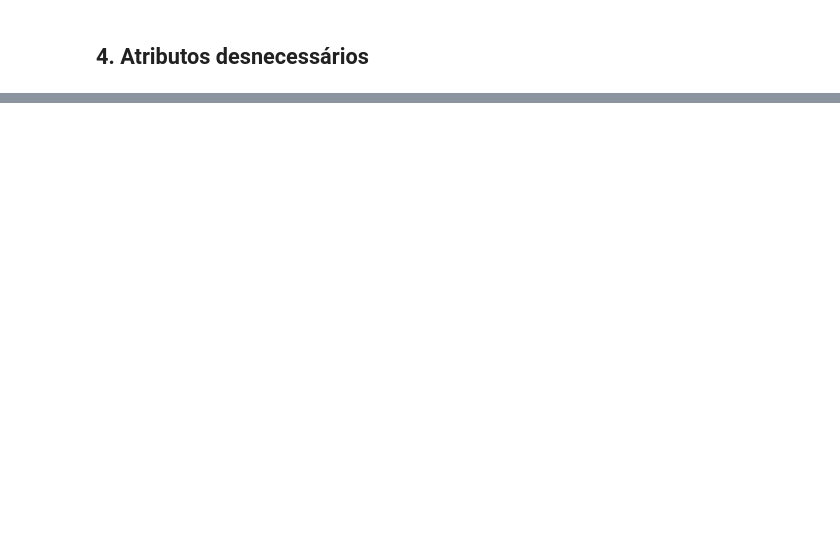
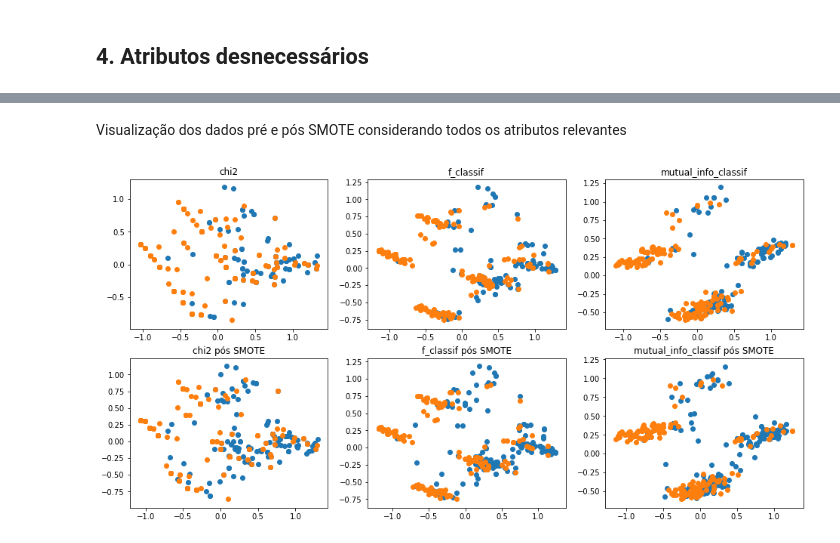
Before and after one commit to rodrigoaraujo01/PowerBI_DM_1, a Jupyter notebook: Rodrigo Araujo - Trabalho Final Data Mining.ipynb, the cells around one changed output, grey strips where cells are left out. Cells and saved outputs as stored; diff of their text form; code cells hidden in the pictures; blank space fills up the shorter version.

```diff
--- a/Rodrigo Araujo - Trabalho Final Data Mining.ipynb
+++ b/Rodrigo Araujo - Trabalho Final Data Mining.ipynb
@@ -299,0 +328,23 @@ g=sns.heatmap(df[top_corr_features].corr(),annot=True,cmap="RdYlGn")
+# %%
+# Constrói um DataFrame para comparação dos rankings dos atributos em cada
+# uma das funções e com sua posição no ranking combinado
+
+for func in all_funcs:
+    curr_df = best_feats[func]
+    classif_pos = []
+    for attr in attr_df["Columns"]:
+        classif_pos.append(curr_df[curr_df["Specs"] == attr].index[0])
+    attr_df[func + " pos"] = classif_pos
+
+attr_df = attr_df.sort_values("New ranking", ascending=False)
+# attr_df
+# %%
+# Constrói um dicionário com os rankeamentos dos atributos
+
+relevant_attrs = {
+    "combined": [attr for attr in attr_df["Columns"].iloc[:10]],
+    "chi2": [attr for attr in best_feats["chi2"]["Specs"].iloc[:10]],
+    "f_classif": [attr for attr in best_feats["f_classif"]["Specs"].iloc[:10]],
+    "mutual_info_classif": [attr for attr in best_feats["mutual_info_classif"]["Specs"].iloc[:10]]
+}
+# relevant_attrs
@@ -299,0 +429,26 @@ g=sns.heatmap(df[top_corr_features].corr(),annot=True,cmap="RdYlGn")
+# %%
+smote = SMOTE(sampling_strategy='minority')
+X_sm, y_sm = smote.fit_sample(X.values, y)
+df_sm = pd.DataFrame(X_sm)
+df_sm.columns = all_cols
+# %% [markdown]
+Visualização dos dados pré e pós SMOTE considerando todos os atributos relevantes
+# %%
+# Função para plotar os dados em um espaço bidimensional
+pca = PCA(n_components=2)
+plt.figure(figsize = (16,8))
+
+for i,func in enumerate(relevant_attrs):
+    plt.subplot(2, 3, i+1)
+    X_2d = pca.fit_transform(X[relevant_attrs[func]])
+    plt.scatter(X_2d[y==0,0], X_2d[y==0,1])
+    plt.scatter(X_2d[y==1,0], X_2d[y==1,1])
+    plt.title(func)
+
+    plt.subplot(2, 3, i+4)
+    X_2d = pca.fit_transform(df_sm[relevant_attrs[func]])
+    plt.scatter(X_2d[y_sm==0,0], X_2d[y_sm==0,1])
+    plt.scatter(X_2d[y_sm==1,0], X_2d[y_sm==1,1])
+    plt.title(func + " pós SMOTE")
+# %% [output]
+[figure, added]
```
Also changed, not shown: parts of 23 cells of this notebook, 1 other file.
